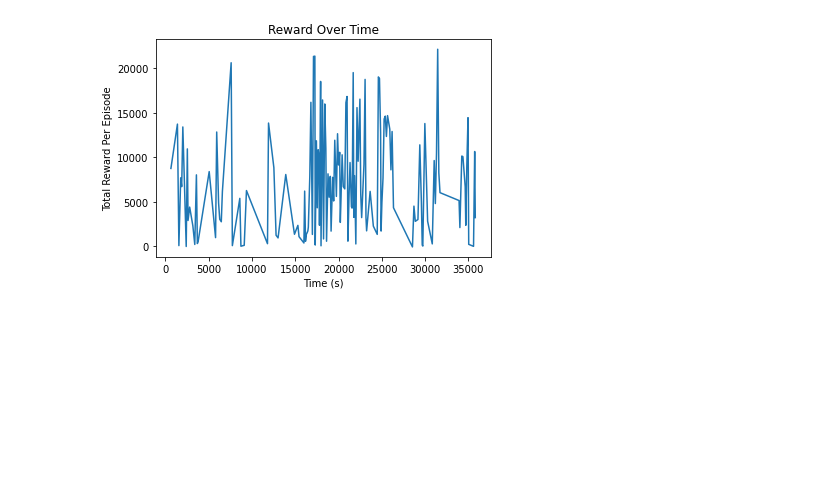
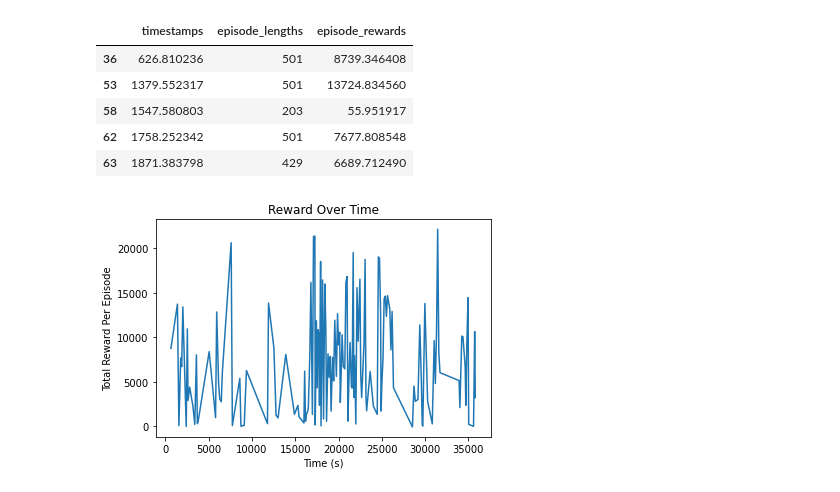
Before and after one commit to blakermchale/deep_flight, a Jupyter notebook: plot.ipynb, the cells around one changed output. Saved outputs shown, nothing was run; the diff lists cells and outputs as text; code cells hidden in the pictures; blank space fills up the shorter version.

```diff
--- a/plot.ipynb
+++ b/plot.ipynb
@@ -18,6 +16,15 @@ NameError: name 'glob' is not defined
 outliers = (df["episode_rewards"] > -100,000)[0]
 # print(outliers[0])
 df = df[outliers]
+# %%
+df.head()
+# %% [output]
+|  | timestamps | episode_lengths | episode_rewards |
+| 36 | 626.810236 | 501 | 8739.346408 |
+| 53 | 1379.552317 | 501 | 13724.834560 |
+| 58 | 1547.580803 | 203 | 55.951917 |
+| 62 | 1758.252342 | 501 | 7677.808548 |
+| 63 | 1871.383798 | 429 | 6689.712490 |
 # %%
 plt.figure()
 plt.plot(df["timestamps"], df["episode_rewards"])
```
Also changed, not shown: parts of 3 cells of this notebook, 8 other files.
